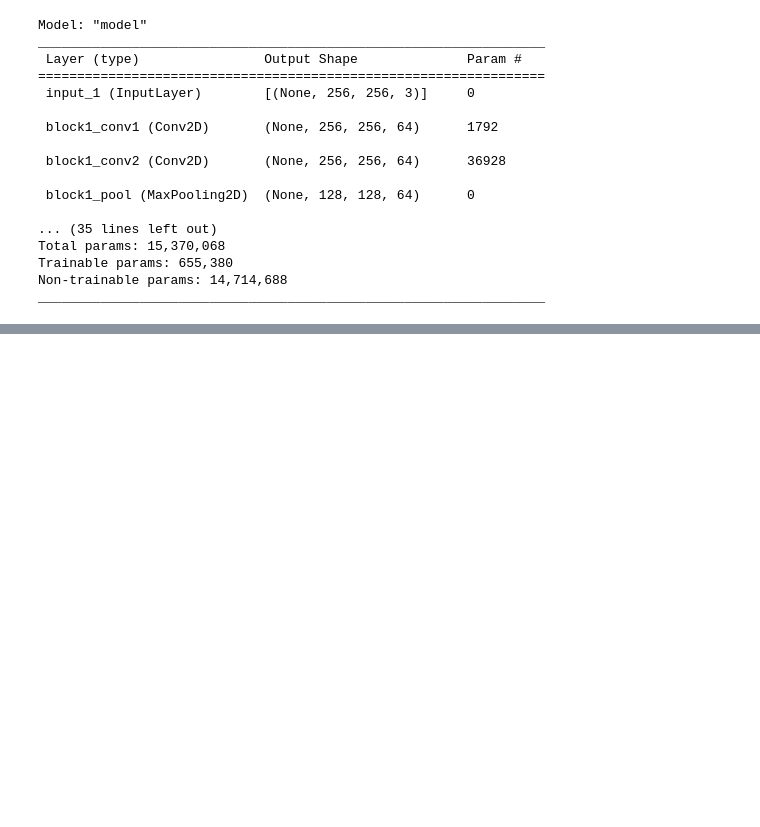
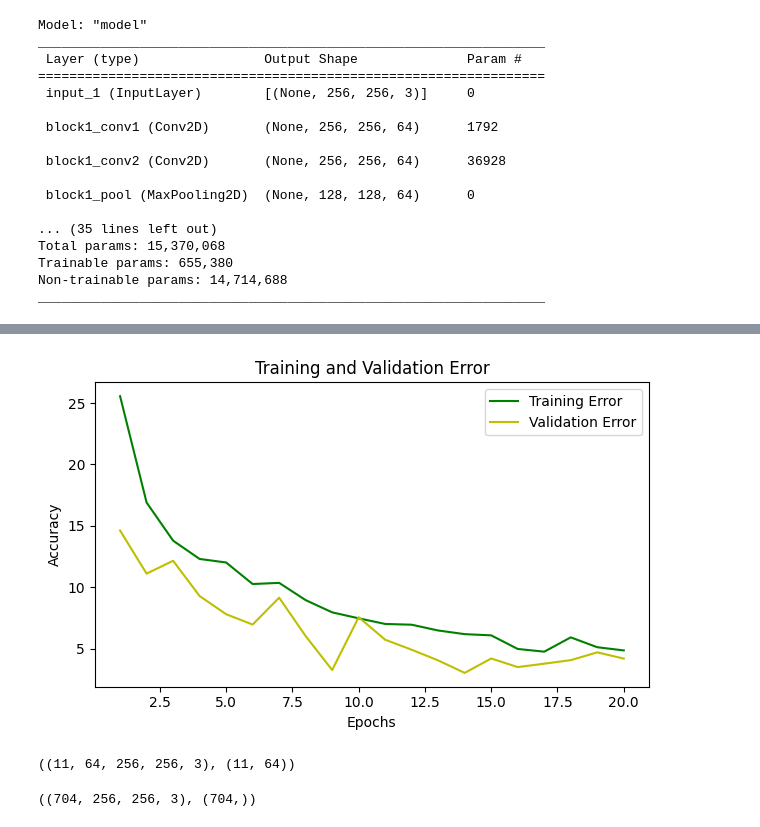
Before and after one commit to MrProgrammerr/Food_Recognition_CodeBase, a Jupyter notebook: Food classifier CNN.ipynb, the cells around one changed output, grey strips where cells are left out. Drawn from its saved outputs; the diff is of its cells as text; code cells hidden in the pictures; blank space fills up the shorter version.

```diff
--- a/Food classifier CNN.ipynb
+++ b/Food classifier CNN.ipynb
@@ -297,0 +263,14 @@ INFO:tensorflow:Assets written to: ./Model2/1\assets
+# %%
+epochs = range(1, 21)
+plt.figure(figsize=(12, 4))
+plt.subplot(1, 2, 1)
+plt.plot(epochs, loss, 'g', label='Training Error')
+plt.plot(epochs, val_loss, 'y', label='Validation Error')
+plt.title('Training and Validation Error')
+plt.xlabel('Epochs')
+plt.ylabel('Accuracy')
+plt.legend()
+plt.tight_layout()
+plt.show()
+# %% [output]
+[figure, added]
@@ -297,0 +286,4 @@ INFO:tensorflow:Assets written to: ./Model2/1\assets
+# %%
+x_test.shape , y_test.shape
+# %% [output]
+((11, 64, 256, 256, 3), (11, 64))
@@ -297,0 +293,4 @@ INFO:tensorflow:Assets written to: ./Model2/1\assets
+# %%
+x_test.shape , y_test.shape
+# %% [output]
+((704, 256, 256, 3), (704,))
```
Also changed, not shown: parts of 36 cells of this notebook.
